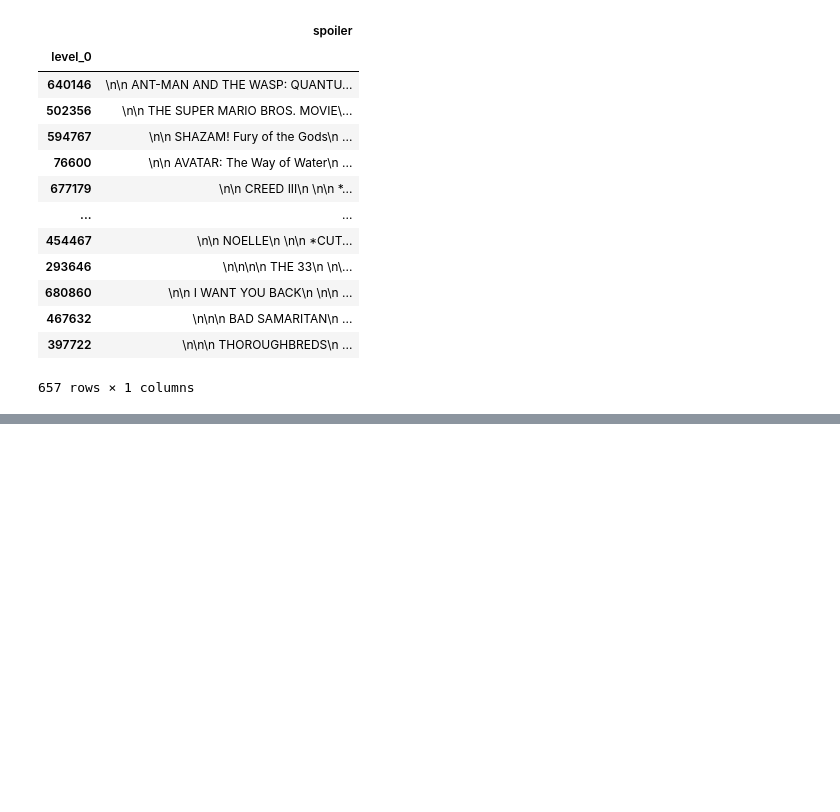
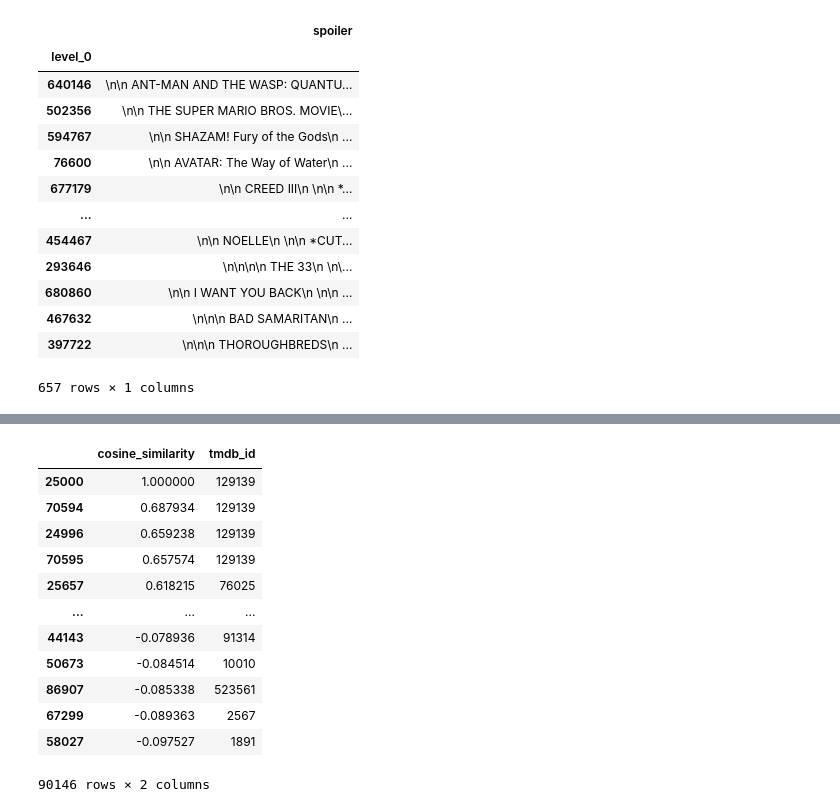
Before and after one commit to mklarqvist/ai-playground, a Jupyter notebook: movie-embeddings/preprocessing/tmbd_id_review.ipynb, the cells around one changed output, grey strips where cells are left out. Saved outputs shown, nothing was run; the diff lists cells and outputs as text; code cells hidden in the pictures; blank space fills up the shorter version.

```diff
--- a/movie-embeddings/preprocessing/tmbd_id_review.ipynb
+++ b/movie-embeddings/preprocessing/tmbd_id_review.ipynb
@@ -907,0 +1155,4 @@ movies_top10k_imdb_wikipedia_spoilers_df[movies_top10k_imdb_wikipedia_spoilers_d
+# %%
+embeddings_both = np.vstack([embedding_spoiler, embedding_wikipedia, embedding_tmdb])
+# %%
+texts_both = list(texts_spoiler)  + list(texts_wikipedia) + list(texts_tmdb)
@@ -907,0 +1192,3 @@ movies_top10k_imdb_wikipedia_spoilers_df[movies_top10k_imdb_wikipedia_spoilers_d
+# %%
+x = pd.DataFrame({'hits': [texts_both[x].metadata['document'] for x in np.argsort(-embeddings_both.dot(embeddings_both[25000]))],}).drop_duplicates().head(20)
+x
@@ -907,0 +1213,21 @@ movies_top10k_imdb_wikipedia_spoilers_df[movies_top10k_imdb_wikipedia_spoilers_d
+# %%
+embedding_ids = [x.metadata['document'] for x in texts_both]
+# %%
+cosine_similarity = embeddings_both.dot(embeddings_both[25000])
+xx = pd.DataFrame({'cosine_similarity': cosine_similarity, 'tmdb_id': embedding_ids})
+xx = xx.iloc[np.argsort(-cosine_similarity)]
+xx
+# %% [output]
+|  | cosine_similarity | tmdb_id |
+| 25000 | 1.000000 | 129139 |
+| 70594 | 0.687934 | 129139 |
+| 24996 | 0.659238 | 129139 |
+| 70595 | 0.657574 | 129139 |
+| 25657 | 0.618215 | 76025 |
+| ... | ... | ... |
+| 44143 | -0.078936 | 91314 |
+| 50673 | -0.084514 | 10010 |
+| 86907 | -0.085338 | 523561 |
+| 67299 | -0.089363 | 2567 |
+| 58027 | -0.097527 | 1891 |
+90146 rows × 2 columns
```
Also changed, not shown: parts of 112 cells of this notebook, 2 other files.
